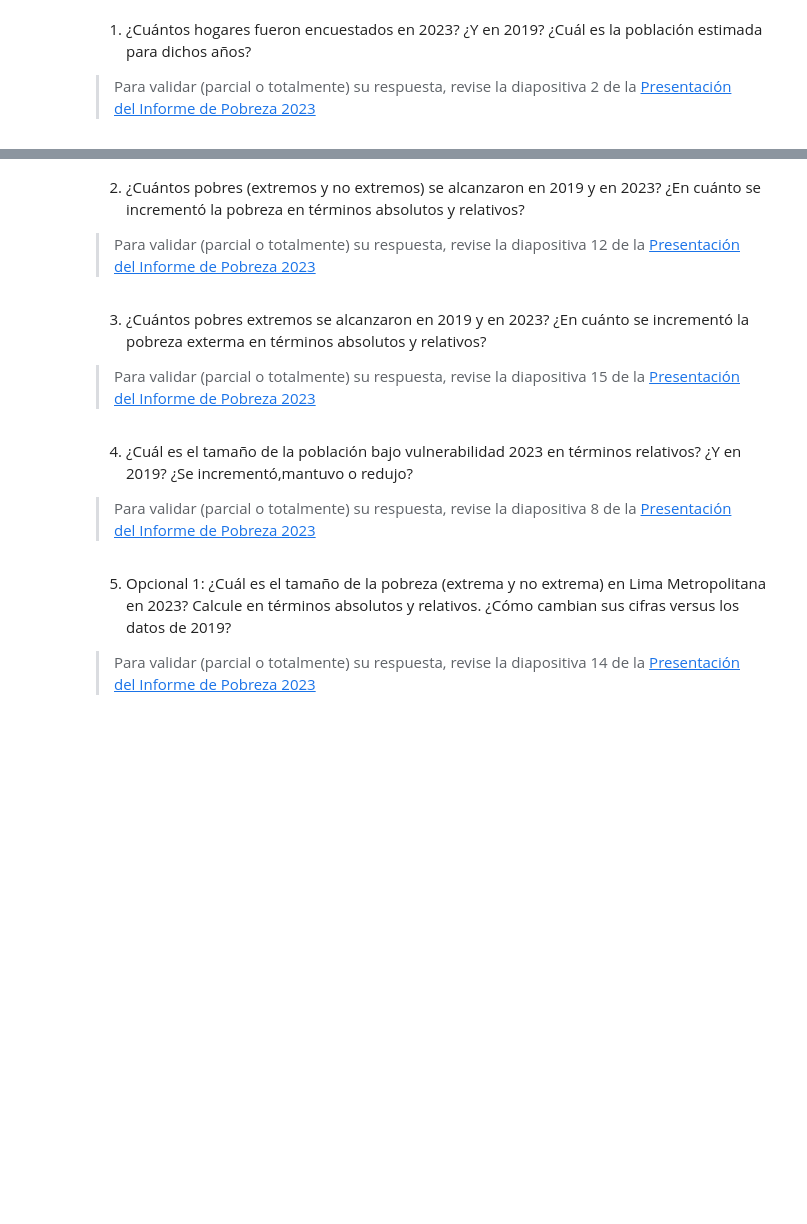
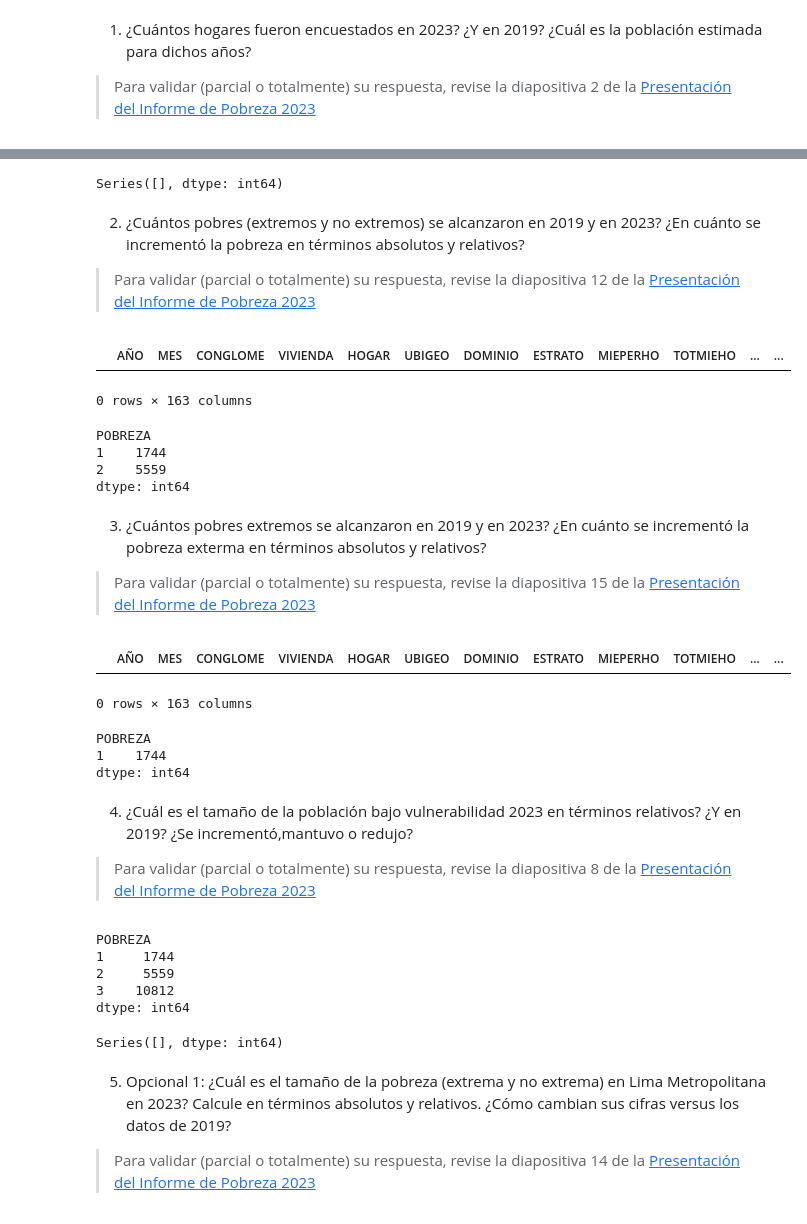
Before and after one commit to qlab-intro-python/tarea-2-tarea_2-vargas-y-correa, a Jupyter notebook: tarea_2_ccss_plantilla.ipynb, the cells around one changed output, grey strips where cells are left out. Drawn from its saved outputs; the diff is of its cells as text; code cells hidden in the pictures; blank space fills up the shorter version.

```diff
--- a/tarea_2_ccss_plantilla.ipynb
+++ b/tarea_2_ccss_plantilla.ipynb
@@ -347,3 +360,7 @@ np.float64(7.379669249450677)
 Siguiendo el ejericio de clase, descargue los módulo Sumaria de la Enaho para los años 2019 y 2023. Para ello, utilice la página de [microdatos del INEI](https://proyectos.inei.gob.pe/microdatos/).
 
 >Ojo: debe utilizar la encuesta `ENAHO Metología ACTUALIZADA` del tipo `Condiciones de Vida y Pobreza - ENAHO` y período `Anual - (Ene-Dic)`. Pueden descargar en formato `.csv`, `.sav`, `.dta`. Use el formato con el que sienta más cómodo. Además, recuerde que es clave revisar el diccionario de datos (por ejemplo, `Diccionario2023.pdf`) que encontrará al descargar los archivos
+# %%
+#Importamos la data
+Sumaria = pd.read_csv("Sumaria-2023.csv", encoding="latin1")
+print(Sumaria)
@@ -356,3 +407,10 @@ Siguiendo el ejericio de clase, descargue los módulo Sumaria de la Enaho para l
+# %%
+# Solución (2019)
+año_2019=Sumaria.loc[Sumaria.AÑO==2019]
+número_hogares_2019=año_2019.groupby("HOGAR").size()
+print(número_hogares_2019)
+# %% [output]
+Series([], dtype: int64)
 # %% [markdown]
 2. ¿Cuántos pobres (extremos y no extremos) se alcanzaron en 2019 y en 2023? ¿En cuánto se incrementó la pobreza en términos absolutos y relativos?
 
@@ -363,3 +419,20 @@ Siguiendo el ejericio de clase, descargue los módulo Sumaria de la Enaho para l
+# %%
+# Solución (2019)
+pobreza_2019 = año_2019.loc[(año_2019.POBREZA == 1) | (año_2019.POBREZA == 2)]
+pobreza_2019
+# %% [output]
+|  | AÑO | MES | CONGLOME | VIVIENDA | HOGAR | UBIGEO | DOMINIO | ESTRATO | MIEPERHO | TOTMIEHO | ... | ... |
+0 rows × 163 columns
+# %%
+# Solución (2023)
+pobreza_2023 = año_2023.loc[(año_2023.POBREZA == 1) | (año_2023.POBREZA == 2)]
+pobreza_2023.groupby("POBREZA").size()
+#Respuesta, parece que en la base de datos no incluyen datos del 2019 pero según la diapositiva expuesta, el número de personas en situación de pobreza ha aumentado. Ha aumentado 8.8 puntos en términos absolutos y en términos relativos 1.5 puntos al año anterior.
+# %% [output]
+POBREZA
+1    1744
+2    5559
+dtype: int64
 # %% [markdown]
 3. ¿Cuántos pobres extremos se alcanzaron en 2019 y en 2023? ¿En cuánto se incrementó la pobreza exterma en términos absolutos y relativos?
 
@@ -370,3 +441,19 @@ Siguiendo el ejericio de clase, descargue los módulo Sumaria de la Enaho para l
+# %%
+# Solución (2019)
+pobreza_extrema_2019 = año_2019.loc[(año_2019.POBREZA == 1)]
+pobreza_extrema_2019
+# %% [output]
+|  | AÑO | MES | CONGLOME | VIVIENDA | HOGAR | UBIGEO | DOMINIO | ESTRATO | MIEPERHO | TOTMIEHO | ... | ... |
+0 rows × 163 columns
+# %%
+# Solución (2023)
+pobreza_extrema_2023 = año_2023.loc[(año_2023.POBREZA == 1)]
+pobreza_extrema_2023.groupby("POBREZA").size()
+#Respuesta: según la encuesta, la pobreza extrema también ha aumentado del año 2019 al año 2023.
+# %% [output]
+POBREZA
+1    1744
+dtype: int64
 # %% [markdown]
 4. ¿Cuál es el tamaño de la población bajo vulnerabilidad 2023 en términos relativos? ¿Y en 2019? ¿Se incrementó,mantuvo o redujo?
 
@@ -377,3 +462,20 @@ Siguiendo el ejericio de clase, descargue los módulo Sumaria de la Enaho para l
+# %%
+# Solución (2023)
+vulnerabilidad_2023 = año_2023.loc[(año_2023.POBREZAV == 1)|(año_2023.POBREZAV == 2)|(año_2023.POBREZAV == 3)]
+vulnerabilidad_2023.groupby("POBREZA").size()
+# %% [output]
+POBREZA
+1     1744
+2     5559
+3    10812
+dtype: int64
+# %%
+# Solución (2023)
+vulnerabilidad_2019 = año_2019.loc[(año_2019.POBREZAV == 1)|(año_2019.POBREZAV == 2)|(año_2019.POBREZAV == 3)]
+vulnerabilidad_2019.groupby("POBREZA").size()
+#Respuesta: Al parecer en la base de datos no existe información sobre el año 2019 por lo que no se puede concluir la respuesta, igualmente en la presentación del informe de pobreza no se muestra el número de personas en situación de vulnerabilidad en 2019.
+# %% [output]
+Series([], dtype: int64)
 # %% [markdown]
 5. Opcional 1: ¿Cuál es el tamaño de la pobreza (extrema y no extrema) en Lima Metropolitana en 2023? Calcule en términos absolutos y relativos. ¿Cómo cambian sus cifras versus los datos de 2019?
 
```
Also changed, not shown: parts of 13 cells of this notebook.
